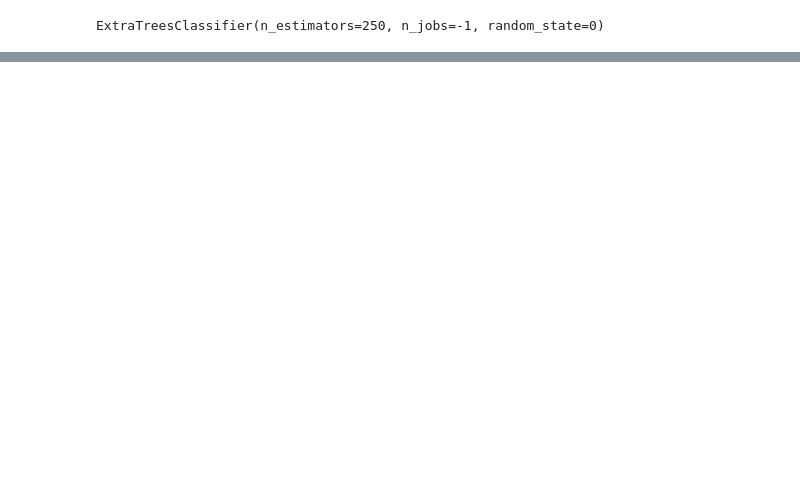
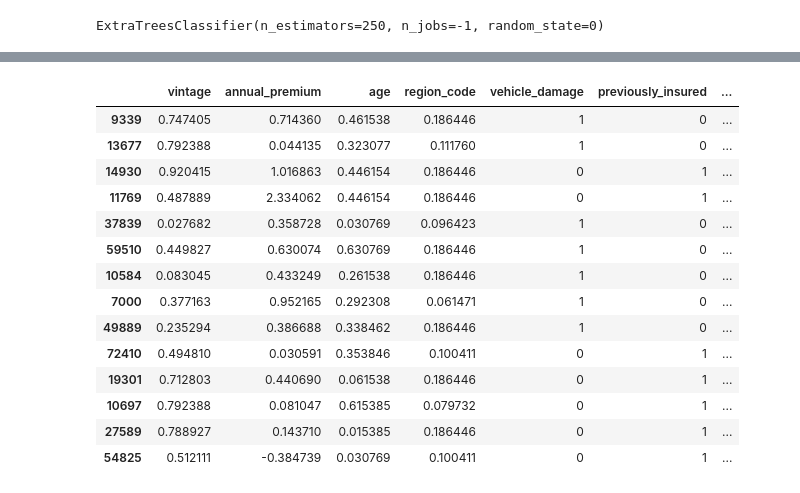
Before and after one commit to fusaa/insurance_cross_sell, a Jupyter notebook: notebook.ipynb, the cells around one changed output, grey strips where cells are left out. Saved outputs shown, nothing was run; the diff lists cells and outputs as text; code cells hidden in the pictures; blank space fills up the shorter version.

```diff
--- a/notebook.ipynb
+++ b/notebook.ipynb
@@ -406,5 +392,7 @@ X = df.drop('response', axis = 1)
 y = df['response'].copy()
 x_train, x_val, y_train, y_val = ms.train_test_split(X, y, test_size = 0.2)
 
+x_validation = x_val.copy()  # to be used in the api test
+y_validation = y_val.copy()
 
 df_clean = pd.concat([x_train, y_train], axis = 1)
@@ -577,0 +980,21 @@ Feature ranking:
+# %%
+import requests
+import json
+# load dataset
+df_test = x_validation #.drop('response', axis = 1)
+df_test['response'] = y_validation
+
+
+cols_selected = ['vintage', 'annual_premium', 'age', 'region_code',
+       'vehicle_damage', 'previously_insured','policy_sales_channel']
+
+cols_selected.append('vehicle_age')
+cols_selected.append('gender')
+df_test = df_test[cols_selected]
+
+# df_test = df_test.sample(10)
+
+#converting df to json
+
+data = json.dumps( df_test.to_dict(orient = 'records'))
+df_test.head()
@@ -577,0 +1046,10 @@ Feature ranking:
+# %%
+ #API call
+# url = 'http://0.0.0.0:5000/predict'
+#url = 'https:// ... heroku...'
+url = 'http://localhost:5000/predict'
+header = {'Content-type': 'application/json'}
+
+print(f'Sending {df_test.head()}')
+r = requests.post( url, data=data, headers=header)
+print('Status code {}'.format(r.status_code))
@@ -577,0 +1066,3 @@ Feature ranking:
+# %%
+d1 = pd.DataFrame(r.json(), columns = r.json()[0].keys() )
+d1.sort_values('prediction', ascending = False).head()
@@ -577,0 +1076,18 @@ Feature ranking:
+# %%
+d1.sample(14)
+# %% [output]
+|  | vintage | annual_premium | age | region_code | vehicle_damage | previously_insured | ... |
+| 9339 | 0.747405 | 0.714360 | 0.461538 | 0.186446 | 1 | 0 | ... |
+| 13677 | 0.792388 | 0.044135 | 0.323077 | 0.111760 | 1 | 0 | ... |
+| 14930 | 0.920415 | 1.016863 | 0.446154 | 0.186446 | 0 | 1 | ... |
+| 11769 | 0.487889 | 2.334062 | 0.446154 | 0.186446 | 0 | 1 | ... |
+| 37839 | 0.027682 | 0.358728 | 0.030769 | 0.096423 | 1 | 0 | ... |
+| 59510 | 0.449827 | 0.630074 | 0.630769 | 0.186446 | 1 | 0 | ... |
+| 10584 | 0.083045 | 0.433249 | 0.261538 | 0.186446 | 1 | 0 | ... |
+| 7000 | 0.377163 | 0.952165 | 0.292308 | 0.061471 | 1 | 0 | ... |
+| 49889 | 0.235294 | 0.386688 | 0.338462 | 0.186446 | 1 | 0 | ... |
+| 72410 | 0.494810 | 0.030591 | 0.353846 | 0.100411 | 0 | 1 | ... |
+| 19301 | 0.712803 | 0.440690 | 0.061538 | 0.186446 | 0 | 1 | ... |
+| 10697 | 0.792388 | 0.081047 | 0.615385 | 0.079732 | 0 | 1 | ... |
+| 27589 | 0.788927 | 0.143710 | 0.015385 | 0.186446 | 0 | 1 | ... |
+| 54825 | 0.512111 | -0.384739 | 0.030769 | 0.100411 | 0 | 1 | ... |
```
Also changed, not shown: parts of 49 cells of this notebook.
